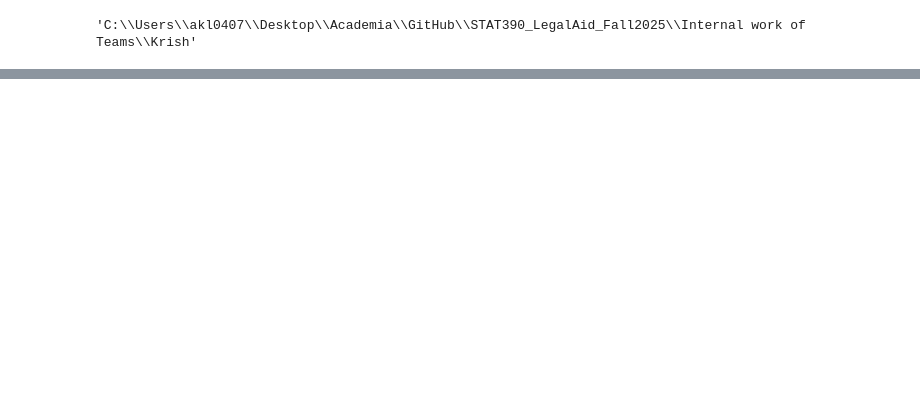
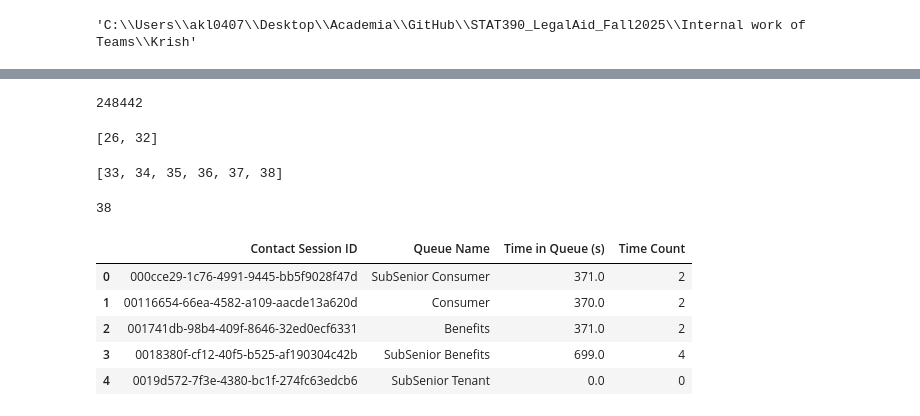
Before and after one commit to arvindkrishna87/STAT390_LegalAid_Fall2025, a Jupyter notebook: Internal work of Teams/Krish/CAR_data_import_code_and_EDA.ipynb, the cells around one changed output, grey strips where cells are left out. Drawn from its saved outputs; the diff is of its cells as text; code cells hidden in the pictures; blank space fills up the shorter version.

```diff
--- a/Internal work of Teams/Krish/CAR_data_import_code_and_EDA.ipynb
+++ b/Internal work of Teams/Krish/CAR_data_import_code_and_EDA.ipynb
@@ -589,3 +589,5 @@ df_main_check.loc[df_main_check['Contact Session ID'] == '001741db-98b4-409f-864
 | 1010 | 001741db-98b4-409f-8646-32ed0ecf6331 | NaN | NaN | NaN | 2025-07-23 09:21:39 | Benefits | Amanda Palacios | ... |
 | 1011 | 001741db-98b4-409f-8646-32ed0ecf6331 | Courtesy Callback Telephony EP | NaN | NaN | 2025-07-23 09:21:39 | Benefits | NaN | ... |
 | 1012 | 001741db-98b4-409f-8646-32ed0ecf6331 | NaN | NaN | NaN | 2025-07-23 09:23:39 | Benefits | Amanda Palacios | ... |
+# %%
+df = df_main.copy()
@@ -591,0 +656,2 @@ df_main_check.loc[df_main_check['Contact Session ID'] == '001741db-98b4-409f-864
+# %%
+filtered_df['Activity Start Timestamp'] = pd.to_datetime(filtered_df['Activity Start Timestamp'])
@@ -591,0 +685,61 @@ df_main_check.loc[df_main_check['Contact Session ID'] == '001741db-98b4-409f-864
+# %%
+df['Contact Session ID'].nunique()
+# %% [output]
+248442
+# %%
+# For only large queue sizes find the time spent in each queue
+large_queue_df = queue_name_df[queue_name_df['Queue Name'].isin(
+    queue_name_df['Queue Name'].value_counts()[lambda x: x > 500].index
+)]
+# %%
+# go through the filtered df and find the time spent in each queue for each contact session id
+time_results = []
+
+for contact_id in large_queue_df['Contact Session ID'].unique():
+    temp = filtered_df.loc[filtered_df['Contact Session ID'] == contact_id].copy()
+    temp = temp.sort_values('Activity Start Timestamp').reset_index(drop=True)
+
+    for i in range(1, len(temp)):
+        current_row = temp.iloc[i]
+        prev_row = temp.iloc[i - 1]
+        queue_name = current_row['Queue Name']
+        if queue_name in large_queue_df['Queue Name'].values:
+            # Calculate occurences of PlayMOH300s and QueueMenu1 in queue
+            # Start if PreQueue in Activity Name
+            # Count occurences of PlayMOH300s and QueueMenu1 in Activity Name
+            # In order to find the time in queue, we take the time from the occurence of "PreQueue" that occurs after if we find the queue name and take it until the last occurence of "PlayMOH300s" or "QueueMenu1"
+            time_in_queue = 0
+            prequeue_indices = temp.index[temp['Activity Name'].str.contains('PreQueue', case=False, na=False)].tolist()
+            end_queue_indices = temp.index[temp['Activity Name'].str.contains('PlayMOH300s|QueueMenu1', case=False, na=False)].tolist()
+            if prequeue_indices and end_queue_indices:
+
+                time_in_queue = temp.loc[end_queue_indices[-1], 'Activity Start Timestamp'] - temp.loc[prequeue_indices[0], 'Activity Start Timestamp']
+                time_in_queue = time_in_queue.total_seconds()
+
+            moh_count = temp['Activity Name'].str.contains('PlayMOH300s', case=False, na=False).sum()
+            menu_count = temp['Activity Name'].str.contains('QueueMenu1', case=False, na=False).sum()
+            total_count = moh_count + menu_count
+            time_results.append({'Contact Session ID': contact_id, 'Queue Name': queue_name, 'Time in Queue (s)': time_in_queue, 'Time Count': total_count})
+            break
+# %%
+prequeue_indices
+# %% [output]
+[26, 32]
+# %%
+end_queue_indices
+# %% [output]
+[33, 34, 35, 36, 37, 38]
+# %%
+end_queue_indices[-1]
+# %% [output]
+38
+# %%
+time_results_df = pd.DataFrame(time_results)
+time_results_df.head()
+# %% [output]
+|  | Contact Session ID | Queue Name | Time in Queue (s) | Time Count |
+| 0 | 000cce29-1c76-4991-9445-bb5f9028f47d | SubSenior Consumer | 371.0 | 2 |
+| 1 | 00116654-66ea-4582-a109-aacde13a620d | Consumer | 370.0 | 2 |
+| 2 | 001741db-98b4-409f-8646-32ed0ecf6331 | Benefits | 371.0 | 2 |
+| 3 | 0018380f-cf12-40f5-b525-af190304c42b | SubSenior Benefits | 699.0 | 4 |
+| 4 | 0019d572-7f3e-4380-bc1f-274fc63edcb6 | SubSenior Tenant | 0.0 | 0 |
```
Also changed, not shown: parts of 22 cells of this notebook, 4 other files.
